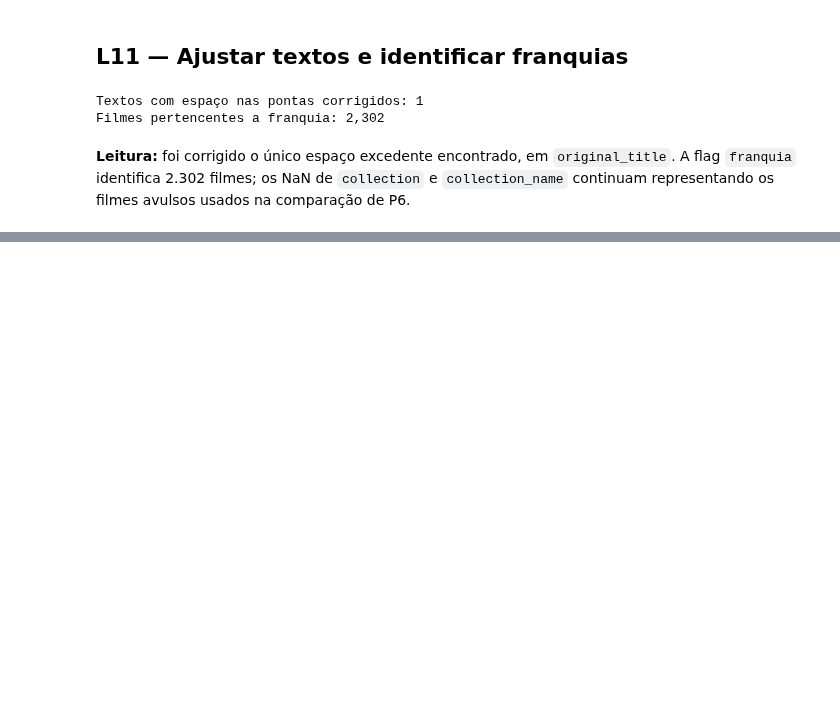
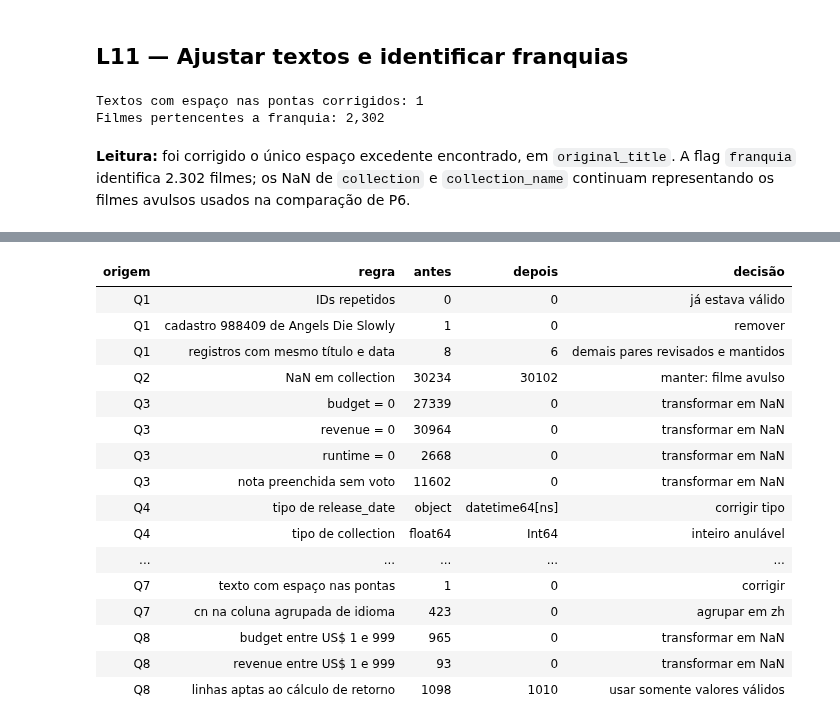
Before and after one commit to Mateuscruz19/HorrorMoviesData, a Jupyter notebook: HorrorMovieAnalysis.ipynb, the cells around one changed output, grey strips where cells are left out. Drawn from its saved outputs; the diff is of its cells as text; code cells hidden in the pictures; blank space fills up the shorter version.

```diff
--- a/HorrorMovieAnalysis.ipynb
+++ b/HorrorMovieAnalysis.ipynb
@@ -1032,0 +1037,56 @@ Filmes pertencentes a franquia: 2,302
+# %%
+generos_originais = df_original["genre_names"].str.split(", ")
+generos_finais = df["genre_names"].str.split(", ")
+textos_q7 = ["title", "original_title", "genre_names", "collection_name", "original_language", "status"]
+espacos_originais = sum(
+    int(df_original[coluna].dropna().ne(df_original[coluna].dropna().str.strip()).sum())
+    for coluna in textos_q7
+)
+espacos_finais = sum(
+    int(df[coluna].dropna().ne(df[coluna].dropna().str.strip()).sum())
+    for coluna in textos_q7 if coluna in df.columns
+)
+
+comparacao = pd.DataFrame([
+    ("Q1", "IDs repetidos", int(df_original["id"].duplicated().sum()), int(df["id"].duplicated().sum()), "já estava válido"),
+    ("Q1", "cadastro 988409 de Angels Die Slowly", int(df_original["id"].eq(988409).sum()), int(df["id"].eq(988409).sum()), "remover"),
+    ("Q1", "registros com mesmo título e data", int(df_original.duplicated(["title", "release_date"], keep=False).sum()), int(df.duplicated(["title", "release_date"], keep=False).sum()), "demais pares revisados e mantidos"),
+    ("Q2", "NaN em collection", int(df_original["collection"].isna().sum()), int(df["collection"].isna().sum()), "manter: filme avulso"),
+    ("Q3", "budget = 0", int(df_original["budget"].eq(0).sum()), int(df["budget"].eq(0).sum()), "transformar em NaN"),
+    ("Q3", "revenue = 0", int(df_original["revenue"].eq(0).sum()), int(df["revenue"].eq(0).sum()), "transformar em NaN"),
+    ("Q3", "runtime = 0", int(df_original["runtime"].eq(0).sum()), int(df["runtime"].eq(0).sum()), "transformar em NaN"),
+    ("Q3", "nota preenchida sem voto", int((df_original["vote_count"].eq(0) & df_original["vote_average"].notna()).sum()), int((df["vote_count"].eq(0) & df["vote_average"].notna()).sum()), "transformar em NaN"),
+    ("Q4", "tipo de release_date", str(df_original["release_date"].dtype), str(df["release_date"].dtype), "corrigir tipo"),
+    ("Q4", "tipo de collection", str(df_original["collection"].dtype), str(df["collection"].dtype), "inteiro anulável"),
+    ("Q5", "status diferente de Released", int(df_original["status"].ne("Released").sum()), 0, "remover"),
+    ("Q5", "Released com data após a coleta", int((df_original["status"].eq("Released") & pd.to_datetime(df_original["release_date"]).gt(DATA_COLETA)).sum()), int(df["release_date"].gt(DATA_COLETA).sum()), "manter como limitação"),
+    ("Q6", "nota positiva sem voto", int((df_original["vote_count"].eq(0) & df_original["vote_average"].gt(0)).sum()), int((df["vote_count"].eq(0) & df["vote_average"].gt(0)).sum()), "transformar em NaN"),
+    ("Q6", "votos > 0 com nota 0", int((df_original["vote_count"].gt(0) & df_original["vote_average"].eq(0)).sum()), int((df["vote_count"].gt(0) & df["vote_average"].eq(0)).sum()), "transformar em NaN"),
+    ("Q7", "filme sem Horror em genre_names", int((~generos_originais.apply(lambda lista: "Horror" in lista)).sum()), int((~generos_finais.apply(lambda lista: "Horror" in lista)).sum()), "manter"),
+    ("Q7", "gênero repetido no mesmo filme", int(df_original["genre_names"].apply(tem_genero_repetido).sum()), int(df["genre_names"].apply(tem_genero_repetido).sum()), "retirar repetição"),
+    ("Q7", "texto com espaço nas pontas", espacos_originais, espacos_finais, "corrigir"),
+    ("Q7", "cn na coluna agrupada de idioma", int(df_original["original_language"].eq("cn").sum()), int(df["idioma"].eq("cn").sum()), "agrupar em zh"),
+    ("Q8", "budget entre US$ 1 e 999", int(df_original["budget"].between(1, 999).sum()), int(df["budget"].between(1, 999).sum()), "transformar em NaN"),
+    ("Q8", "revenue entre US$ 1 e 999", int(df_original["revenue"].between(1, 999).sum()), int(df["revenue"].between(1, 999).sum()), "transformar em NaN"),
+    ("Q8", "linhas aptas ao cálculo de retorno", int((df_original["budget"].gt(0) & df_original["revenue"].gt(0)).sum()), int(df["retorno"].notna().sum()), "usar somente valores válidos"),
+], columns=["origem", "regra", "antes", "depois", "decisão"])
+
+display(comparacao.style.hide(axis="index"))
+# %% [output]
+| origem | regra | antes | depois | decisão |
+| Q1 | IDs repetidos | 0 | 0 | já estava válido |
+| Q1 | cadastro 988409 de Angels Die Slowly | 1 | 0 | remover |
+| Q1 | registros com mesmo título e data | 8 | 6 | demais pares revisados e mantidos |
+| Q2 | NaN em collection | 30234 | 30102 | manter: filme avulso |
+| Q3 | budget = 0 | 27339 | 0 | transformar em NaN |
+| Q3 | revenue = 0 | 30964 | 0 | transformar em NaN |
+| Q3 | runtime = 0 | 2668 | 0 | transformar em NaN |
+| Q3 | nota preenchida sem voto | 11602 | 0 | transformar em NaN |
+| Q4 | tipo de release_date | object | datetime64[ns] | corrigir tipo |
+| Q4 | tipo de collection | float64 | Int64 | inteiro anulável |
+| ... | ... | ... | ... | ... |
+| Q7 | texto com espaço nas pontas | 1 | 0 | corrigir |
+| Q7 | cn na coluna agrupada de idioma | 423 | 0 | agrupar em zh |
+| Q8 | budget entre US$ 1 e 999 | 965 | 0 | transformar em NaN |
+| Q8 | revenue entre US$ 1 e 999 | 93 | 0 | transformar em NaN |
+| Q8 | linhas aptas ao cálculo de retorno | 1098 | 1010 | usar somente valores válidos |
```
Also changed, not shown: parts of 8 cells of this notebook.
